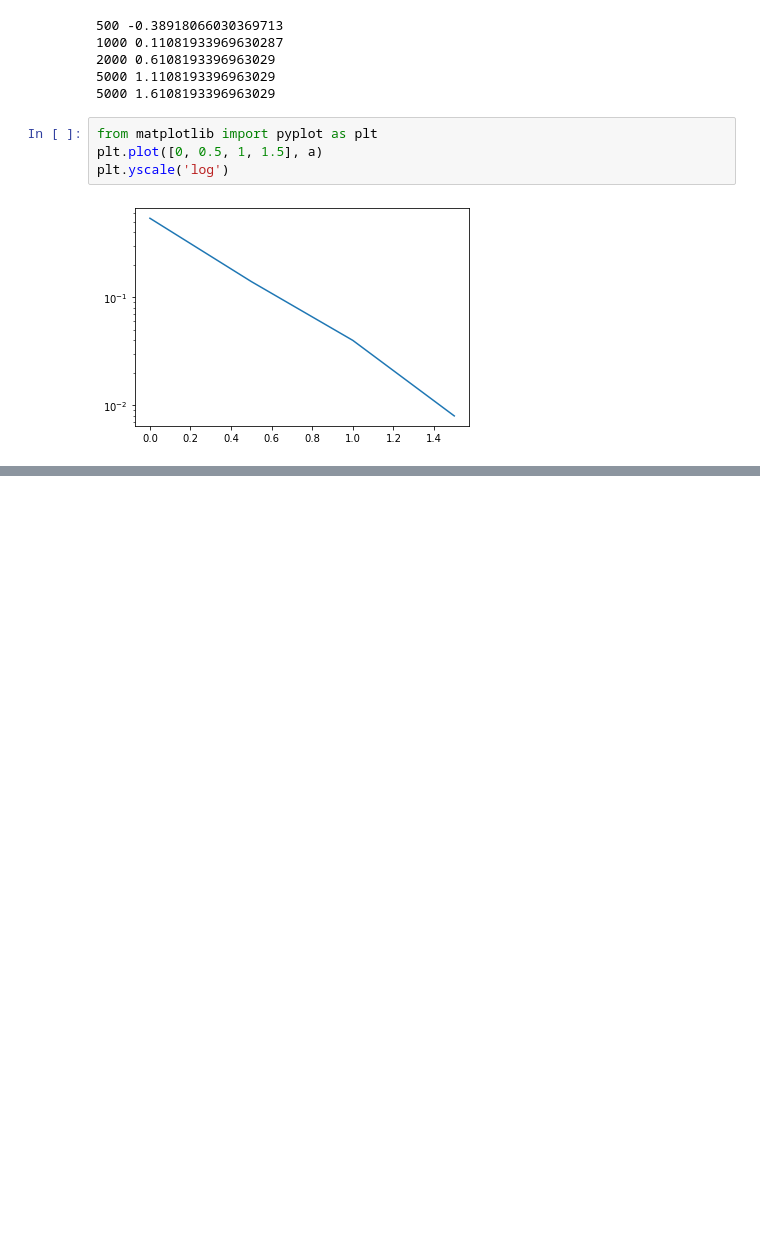
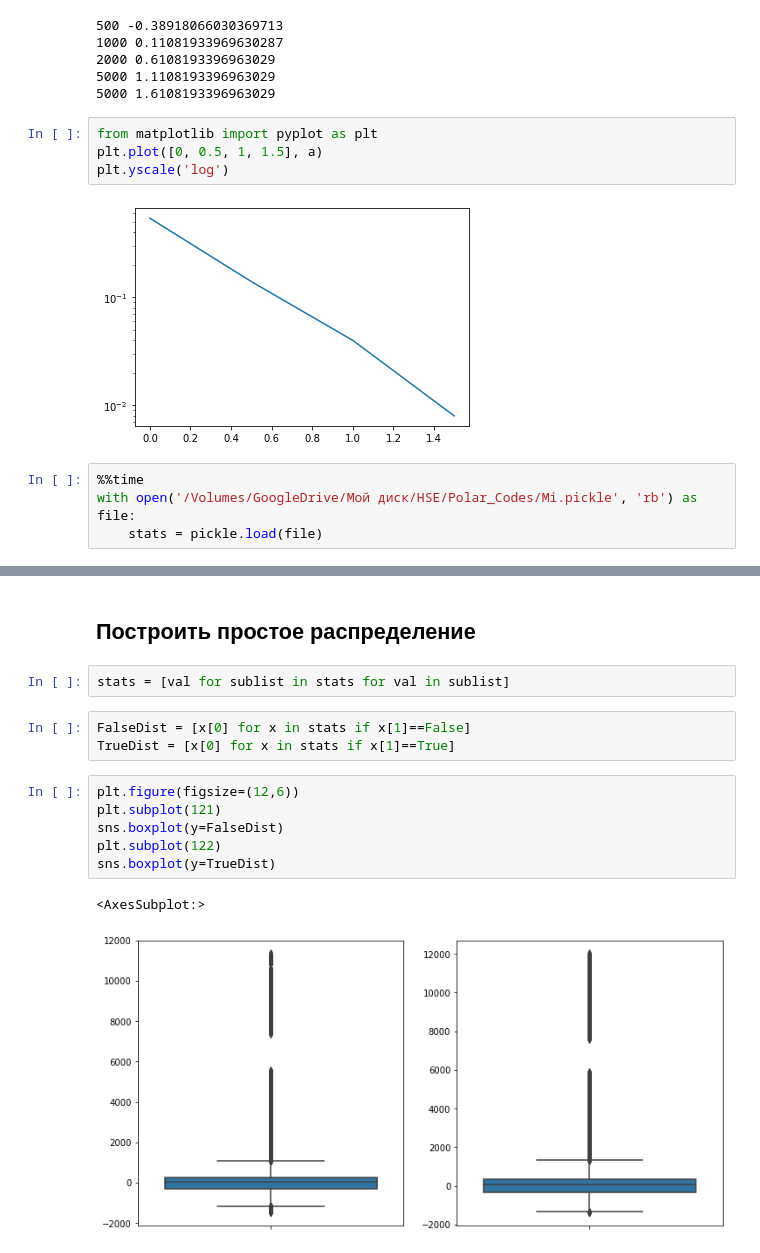
Before and after one commit to zaikoval/lstm-bf-scl, a Jupyter notebook: performance_check.ipynb, the cells around one changed output, grey strips where cells are left out. Cells and saved outputs as stored; diff of their text form; blank space fills up the shorter version.

```diff
--- a/performance_check.ipynb
+++ b/performance_check.ipynb
@@ -495,3 +497,7 @@ plt.plot([0, 0.5, 1, 1.5], a)
 plt.yscale('log')
 # %% [output]
 [figure]
+# %%
+%%time
+with open('/Volumes/GoogleDrive/Мой диск/HSE/Polar_Codes/Mi.pickle', 'rb') as file:
+    stats = pickle.load(file)
@@ -497,0 +507,16 @@ plt.yscale('log')
+# %% [markdown]
+## Построить простое распределение
+# %%
+stats = [val for sublist in stats for val in sublist]
+# %%
+FalseDist = [x[0] for x in stats if x[1]==False]
+TrueDist = [x[0] for x in stats if x[1]==True]
+# %%
+plt.figure(figsize=(12,6))
+plt.subplot(121)
+sns.boxplot(y=FalseDist)
+plt.subplot(122)
+sns.boxplot(y=TrueDist)
+# %% [output]
+<AxesSubplot:>
+[figure, added]
```
Also changed, not shown: parts of 20 cells of this notebook, 3 other files.
